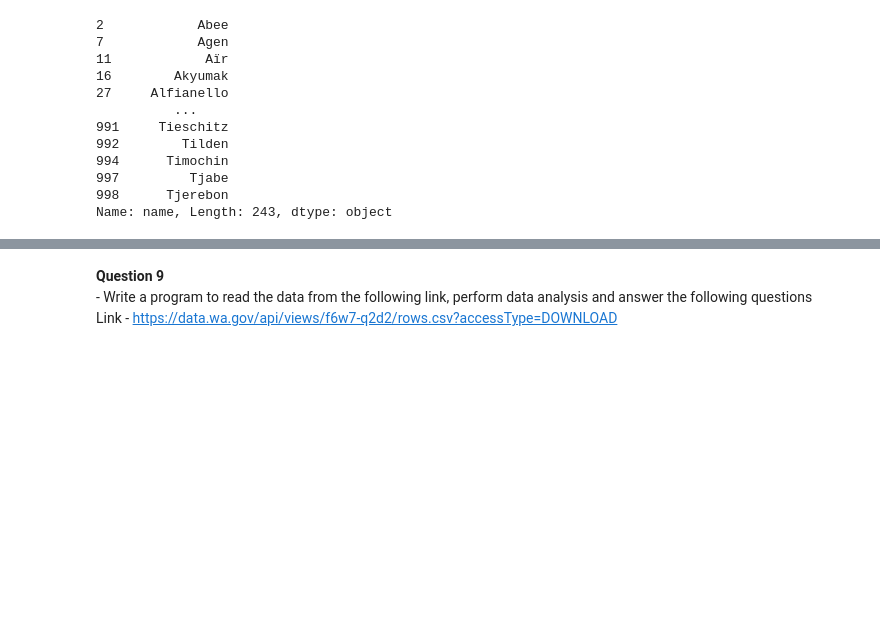
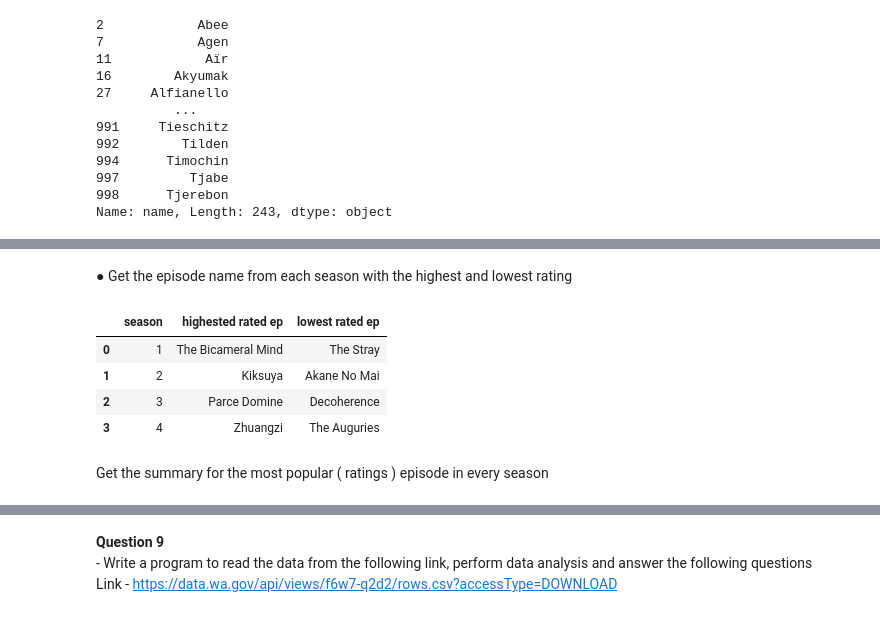
Before and after one commit to tufailahmed023/Placment_Assigment_Sk-Tufail_Ahmed, a Jupyter notebook: Python/python.ipynb, the cells around one changed output, grey strips where cells are left out. Cells and saved outputs as stored; diff of their text form; code cells hidden in the pictures; blank space fills up the shorter version.

```diff
--- a/Python/python.ipynb
+++ b/Python/python.ipynb
@@ -555,0 +594,2 @@ Name: name, Length: 243, dtype: object
+# %%
+df['airdate'] = pd.to_datetime(df['airdate'])
@@ -555,0 +616,27 @@ Name: name, Length: 243, dtype: object
+# %% [markdown]
+● Get the episode name from each season with the highest and lowest rating
+# %%
+ data = df.groupby('season')
+# %%
+data_dir = {
+    'season':[],
+    'highested rated ep':[],
+    'lowest rated ep':[]
+}
+# %%
+for s,d in data:
+    data_dir['season'].append(s)
+    h = d.sort_values('rating',ascending=False)['name'].head(1).values[0]
+    l = d.sort_values('rating')['name'].head(1).values[0]
+    data_dir['highested rated ep'].append(h)
+    data_dir['lowest rated ep'].append(l)
+# %%
+pd.DataFrame(data_dir)
+# %% [output]
+|  | season | highested rated ep | lowest rated ep |
+| 0 | 1 | The Bicameral Mind | The Stray |
+| 1 | 2 | Kiksuya | Akane No Mai |
+| 2 | 3 | Parce Domine | Decoherence |
+| 3 | 4 | Zhuangzi | The Auguries |
+# %% [markdown]
+Get the summary for the most popular ( ratings ) episode in every season
```
Also changed, not shown: parts of 29 cells of this notebook, 2 other files.
